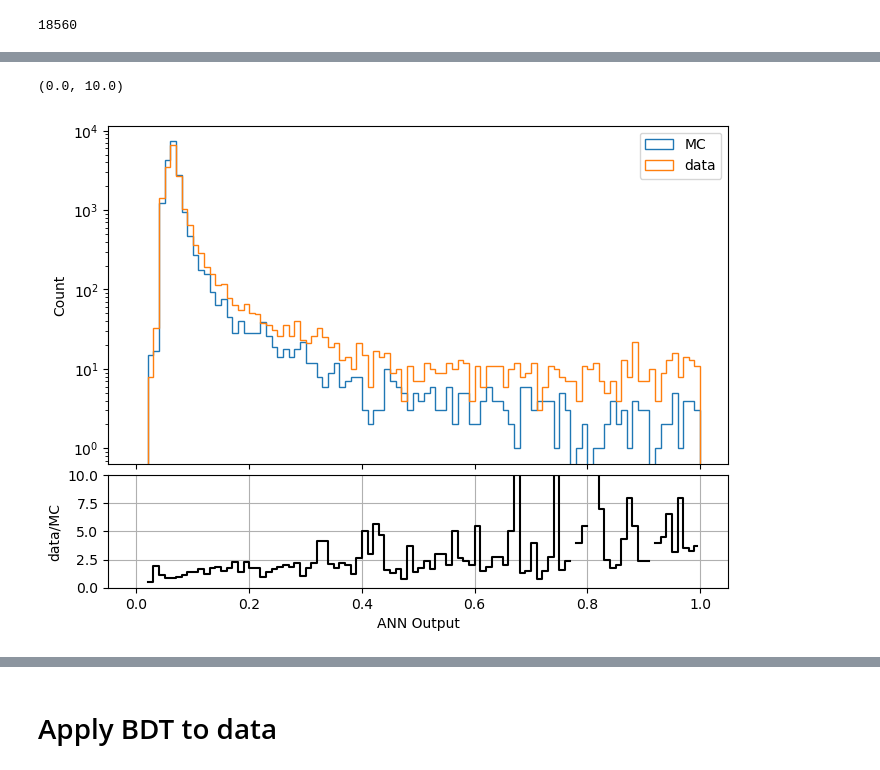
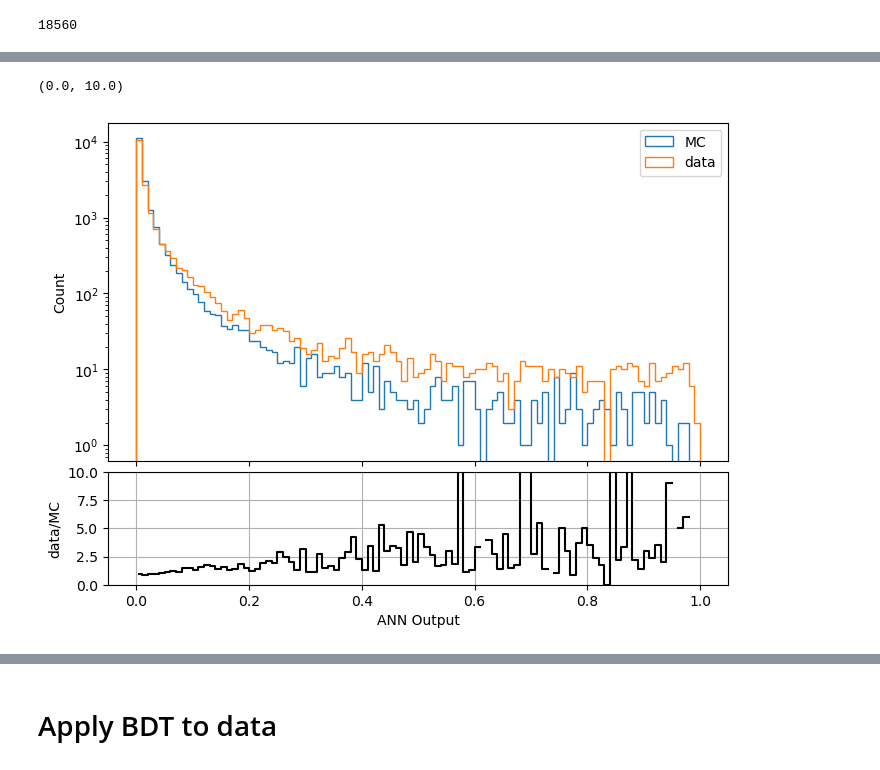
Before and after one commit to mghrear/pivoting-ANN, a Jupyter notebook: compare_models.ipynb, the cells around one changed output, grey strips where cells are left out. Saved outputs shown, nothing was run; the diff lists cells and outputs as text; code cells hidden in the pictures.

```diff
--- a/compare_models.ipynb
+++ b/compare_models.ipynb
@@ -36,9 +132,9 @@ ANN_results.head()
 # %% [markdown]
 # Compare Classifiers on testing data
 # %%
-# Split into tritrig and phiKK dataframes
-test_df_tritrig = ANN_results[ANN_results['type']=="tritrig"].reset_index(drop=True)
-test_df_phiKK = ANN_results[ANN_results['type']=="phiKK"].reset_index(drop=True)
-test_df_wab = ANN_results[ANN_results['type']=="wab"].reset_index(drop=True)
+# Split into tritrig, wab, background and phiKK dataframes
+test_df_tritrig = df_test[df_test['type']=="tritrig"].reset_index(drop=True)
+test_df_phiKK = df_test[df_test['type']=="phiKK"].reset_index(drop=True)
+test_df_wab = df_test[df_test['type']=="wab"].reset_index(drop=True)
 test_df_bkg = pd.concat([test_df_tritrig,test_df_wab])
 # %%
@@ -303,10 +598,7 @@ Text(0, 0.5, 'Count')
 # %% [markdown]
 # Apply ANN to data
 # %%
-
-X_final = pd.read_pickle('/Users/mghrear/data/ML_data/patch/2021_v9_pass5_data_limited.pk')
 X_final = X_final.sample(n=14963+1+len(test_df_wab), random_state=42)
-
 print(len(X_final))
 # %% [output]
 18560
@@ -338,46 +605,46 @@ Classifier(
 # %%
 final_dataset = TensorDataset(torch.from_numpy(X_final.to_numpy().astype(np.float32)) )
 final_loader = DataLoader(final_dataset, batch_size=2000, shuffle=False)
+
+final_pred = mytools.test_final(final_loader, ANN, device)
+final_pred=torch.sigmoid(torch.tensor(final_pred)).numpy()
-# %%
-final_pred = mytools.test_final(final_loader, final_classifier, device)
-final_pred=torch.sigmoid(torch.tensor(final_pred)).numpy()
 # %%
 bins = np.arange(0,1.01,0.01)
 
-mc   = df_test_combined['Class_adv'].to_numpy()
+mc   = df_test_combined['ANN'].to_numpy()
 data = final_pred
 
 # Use counts (not density) to form the ratio correctly
 mc_counts,   edges = np.histogram(mc,   bins=bins)
 data_counts, _     = np.histogram(data, bins=bins)
 
 centers = 0.5*(edges[:-1] + edges[1:])
 
 ratio = np.divide(data_counts, mc_counts,
                   out=np.full_like(data_counts, np.nan, dtype=float),
                   where=mc_counts > 0)
 
 fig, (ax_top, ax_bot) = plt.subplots(
     2, 1, sharex=True, figsize=(8, 6),
     gridspec_kw={"height_ratios": [3, 1], "hspace": 0.05}
 )
 
 # --- Top: same as your plot (normalized shapes) ---
 ax_top.hist(mc,   bins=bins, histtype='step', density=False, label='MC')
 ax_top.hist(data, bins=bins, histtype='step', density=False, label='data')
 ax_top.set_ylabel('Count')
 ax_top.set_yscale('log')
 ax_top.legend()
 
 # --- Bottom: MC/data ratio ---
 ax_bot.step(centers, ratio, where='mid', color='k')
 ax_bot.grid(True)
 ax_bot.set_ylabel('data/MC')
 ax_bot.set_xlabel('ANN Output')
 ax_bot.set_ylim(0, 10)  # adjust as you like
 # %% [output]
 (0.0, 10.0)
-[figure, old version]
+[figure, new version]
 # %%
 X_final['pred'] = final_pred
 X_final['InvM'] = mytools.get_InvM(X_final)
```
Also changed, not shown: parts of 38 cells of this notebook, 11 other files.
